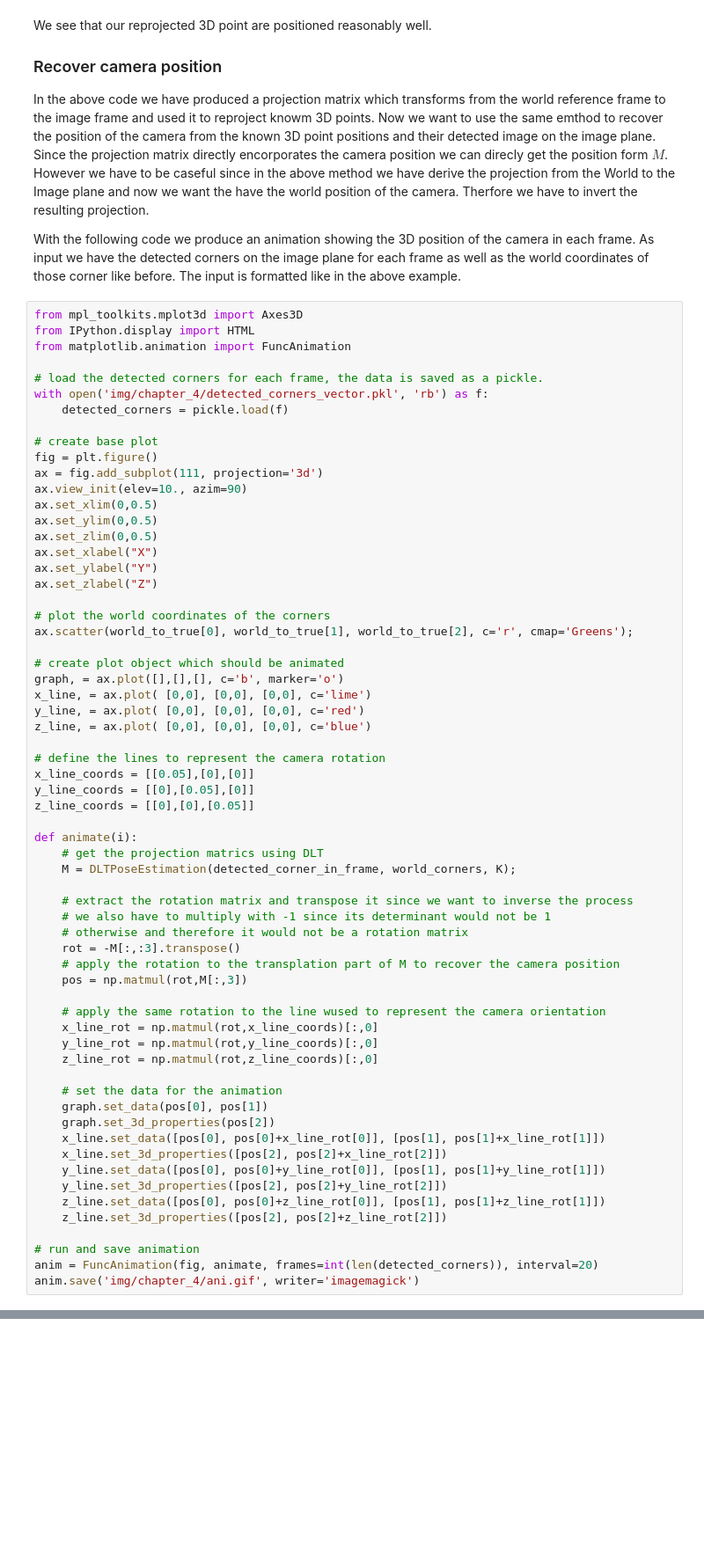
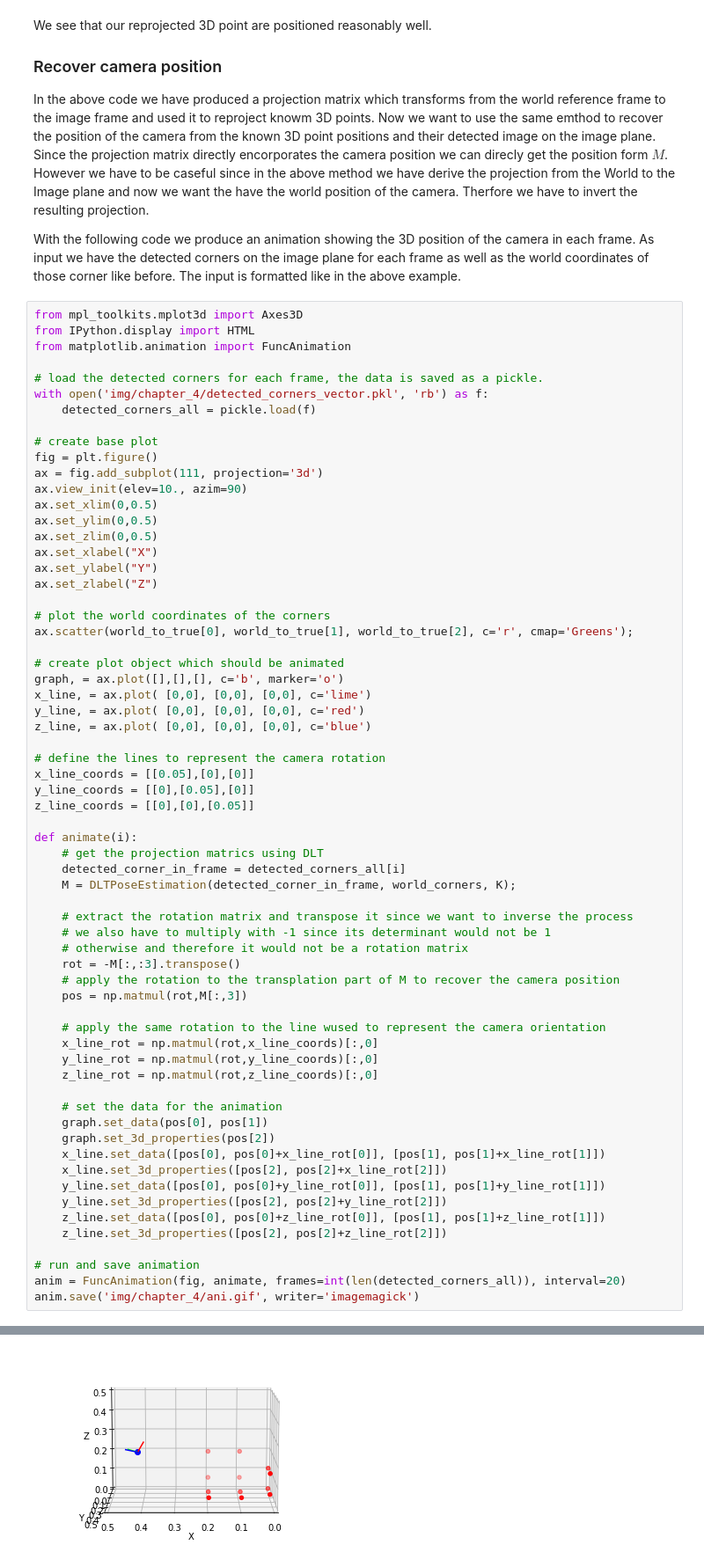
Before and after one commit to polygon-software/python-visual-odometry, a Jupyter notebook: Chapter 4 - Camera Calibration.ipynb, the cells around one changed output, grey strips where cells are left out. Shown at 88% size. Cells and saved outputs as stored; diff of their text form; blank space fills up the shorter version.

Commit message:
corrected wrong animation in chapter 4 code

```diff
--- a/Chapter 4 - Camera Calibration.ipynb
+++ b/Chapter 4 - Camera Calibration.ipynb
@@ -354,7 +354,7 @@ from matplotlib.animation import FuncAnimation
 
 # load the detected corners for each frame, the data is saved as a pickle.
 with open('img/chapter_4/detected_corners_vector.pkl', 'rb') as f:
-    detected_corners = pickle.load(f)
+    detected_corners_all = pickle.load(f)
 
 # create base plot
 fig = plt.figure()
@@ -383,6 +383,7 @@ z_line_coords = [[0],[0],[0.05]]
 
 def animate(i):
     # get the projection matrics using DLT
+    detected_corner_in_frame = detected_corners_all[i]
     M = DLTPoseEstimation(detected_corner_in_frame, world_corners, K);
 
     # extract the rotation matrix and transpose it since we want to inverse the process
@@ -408,5 +409,6 @@ def animate(i):
     z_line.set_3d_properties([pos[2], pos[2]+z_line_rot[2]])
 
 # run and save animation
-anim = FuncAnimation(fig, animate, frames=int(len(detected_corners)), interval=20)
+anim = FuncAnimation(fig, animate, frames=int(len(detected_corners_all)), interval=20)
 anim.save('img/chapter_4/ani.gif', writer='imagemagick')
+# %% [output]
@@ -413,3 +416,4 @@ anim.save('img/chapter_4/ani.gif', writer='imagemagick')
+[figure, added]
 # %% [markdown]
 ![camera](https://github.com/joelbarmettlerUZH/PyVisualOdometry/raw/master/img/chapter_4/camera.gif)
 
```
Also changed, not shown: parts of 2 cells of this notebook, 2 other files.
